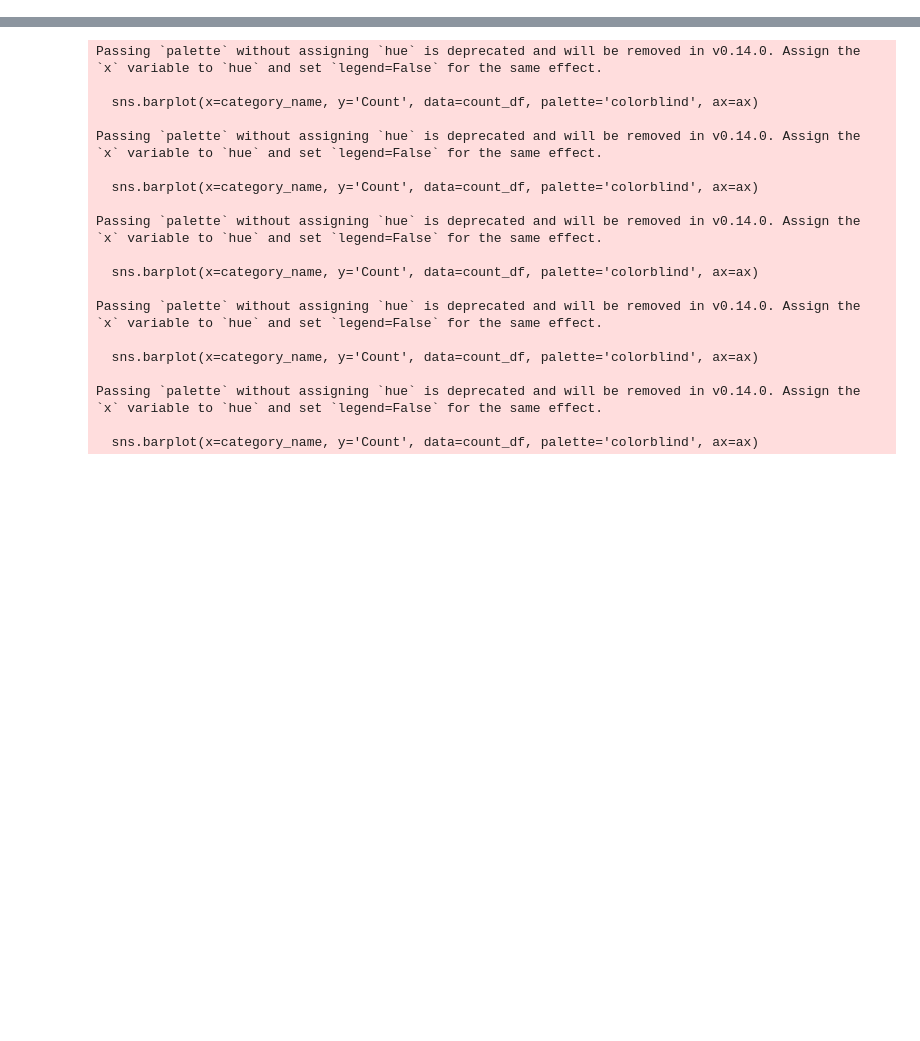
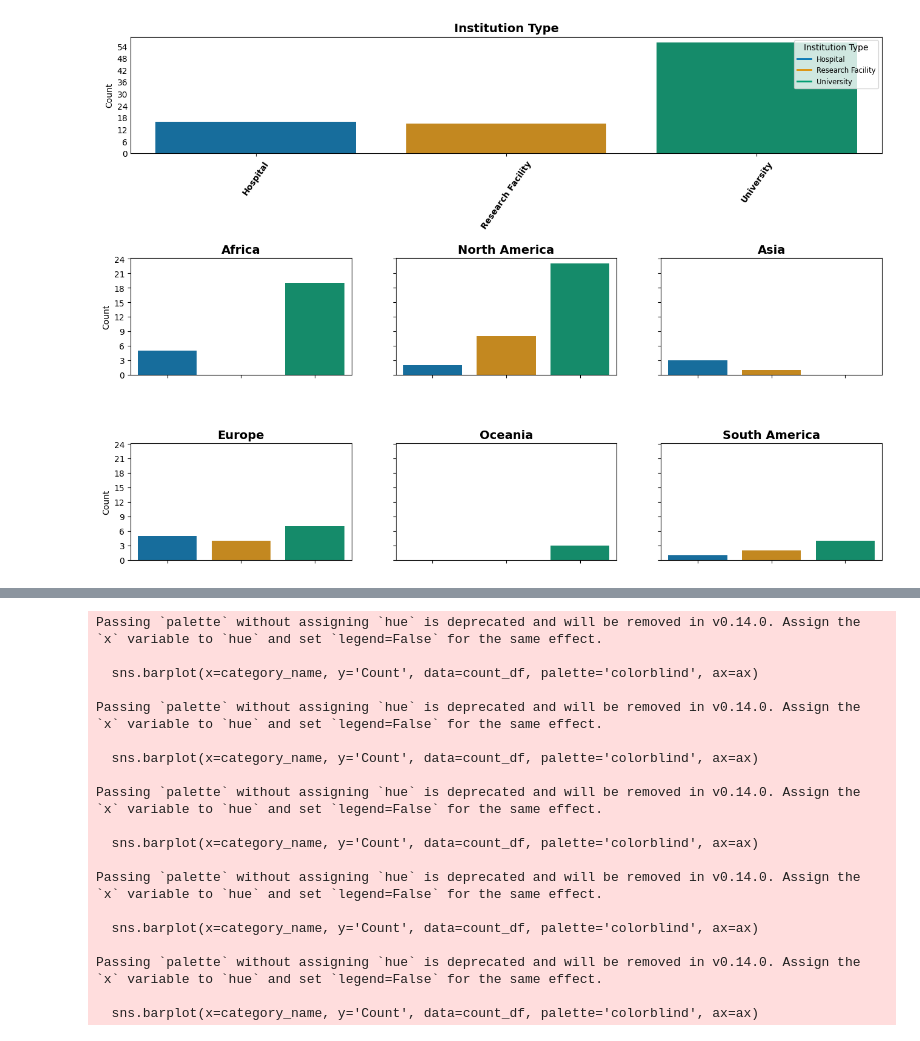
Before and after one commit to jdkent/BRIDGESurveyTechAnalysis, a Jupyter notebook: survey_analysis.ipynb, the cells around one changed output, grey strips where cells are left out. Saved outputs shown, nothing was run; the diff lists cells and outputs as text; code cells hidden in the pictures; blank space fills up the shorter version.

```diff
--- a/survey_analysis.ipynb
+++ b/survey_analysis.ipynb
@@ -191,0 +266,11 @@ Continent counts:
+# %%
+# Question 2: What type of institution are you employed
+
+survey["What type of institution are you employed?"].replace({"UNIVERSITY HOSPITAL": "University", "Startups": "Research Facility"}, inplace=True)
+plot_categorical_by_continent(
+    survey,
+    "What type of institution are you employed?",
+    "Institution Type",
+)
+# %% [output]
+[figure, added]
```
Also changed, not shown: parts of 23 cells of this notebook, 7 other files.
